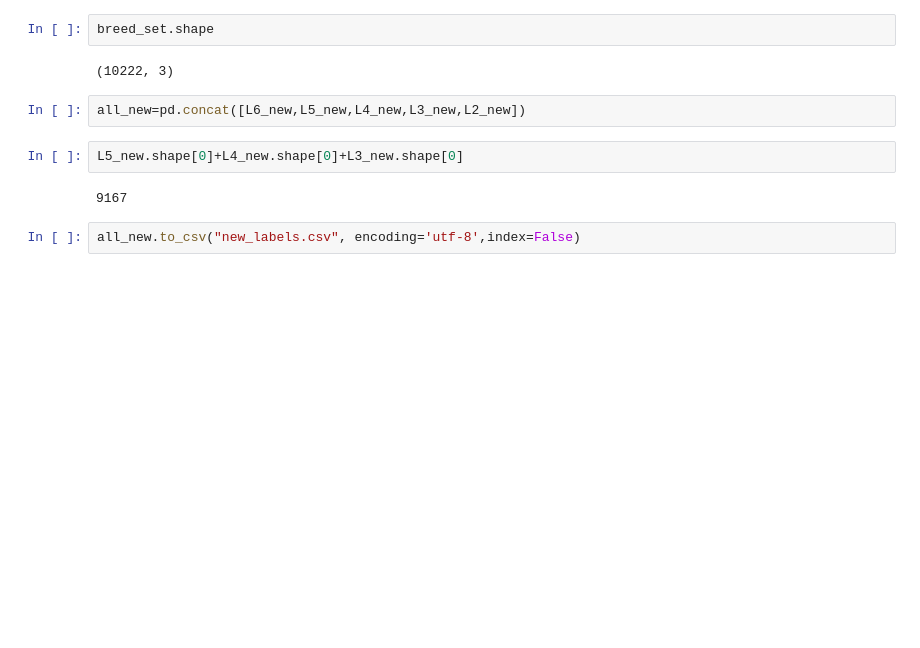
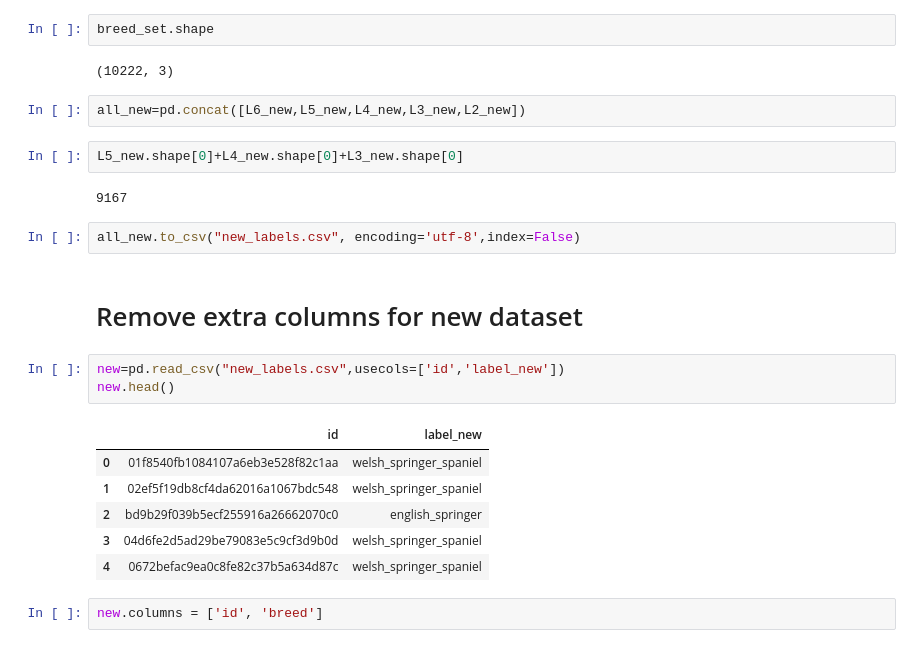
Before and after one commit to yuweitu/MultiLabel_Classification, a Jupyter notebook: Relabel.ipynb, the cells around one changed output. Drawn from its saved outputs; the diff is of its cells as text; blank space fills up the shorter version.

```diff
--- a/Relabel.ipynb
+++ b/Relabel.ipynb
@@ -273,3 +273,17 @@ L5_new.shape[0]+L4_new.shape[0]+L3_new.shape[0]
 9167
 # %%
 all_new.to_csv("new_labels.csv", encoding='utf-8',index=False)
+# %% [markdown]
+# Remove extra columns for new dataset
+# %%
+new=pd.read_csv("new_labels.csv",usecols=['id','label_new'])
+new.head()
+# %% [output]
+|  | id | label_new |
+| 0 | 01f8540fb1084107a6eb3e528f82c1aa | welsh_springer_spaniel |
+| 1 | 02ef5f19db8cf4da62016a1067bdc548 | welsh_springer_spaniel |
+| 2 | bd9b29f039b5ecf255916a26662070c0 | english_springer |
+| 3 | 04d6fe2d5ad29be79083e5c9cf3d9b0d | welsh_springer_spaniel |
+| 4 | 0672befac9ea0c8fe82c37b5a634d87c | welsh_springer_spaniel |
+# %%
+new.columns = ['id', 'breed']
```
Also changed, not shown: parts of 4 cells of this notebook.
